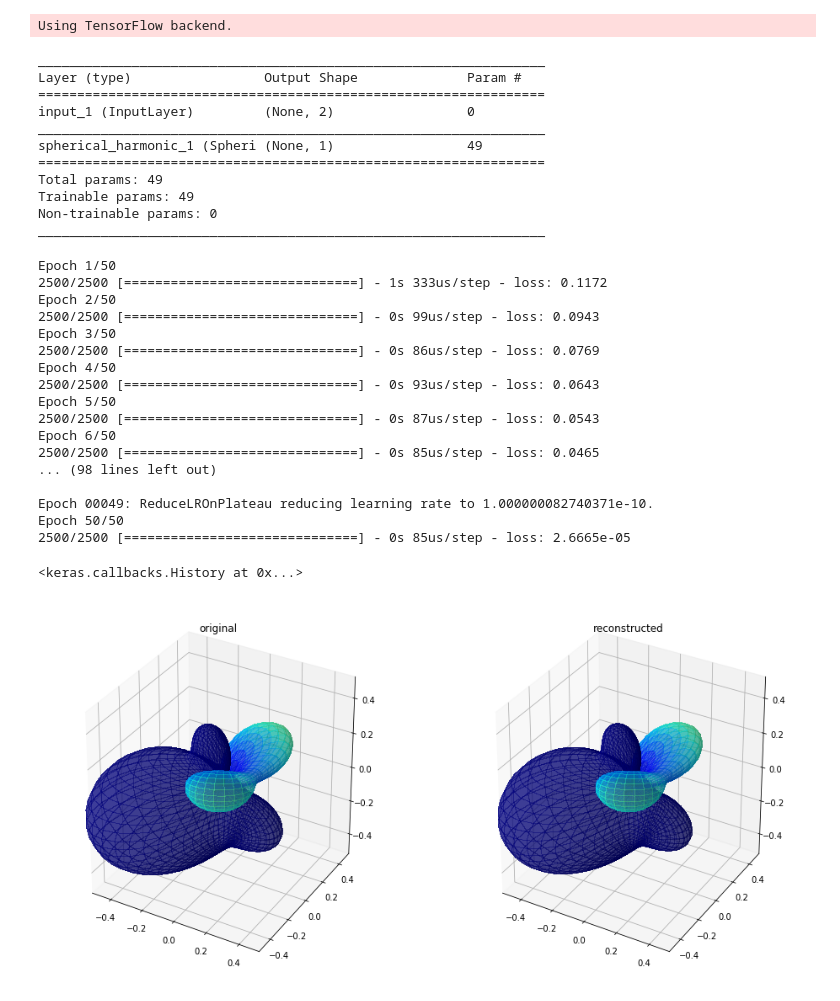
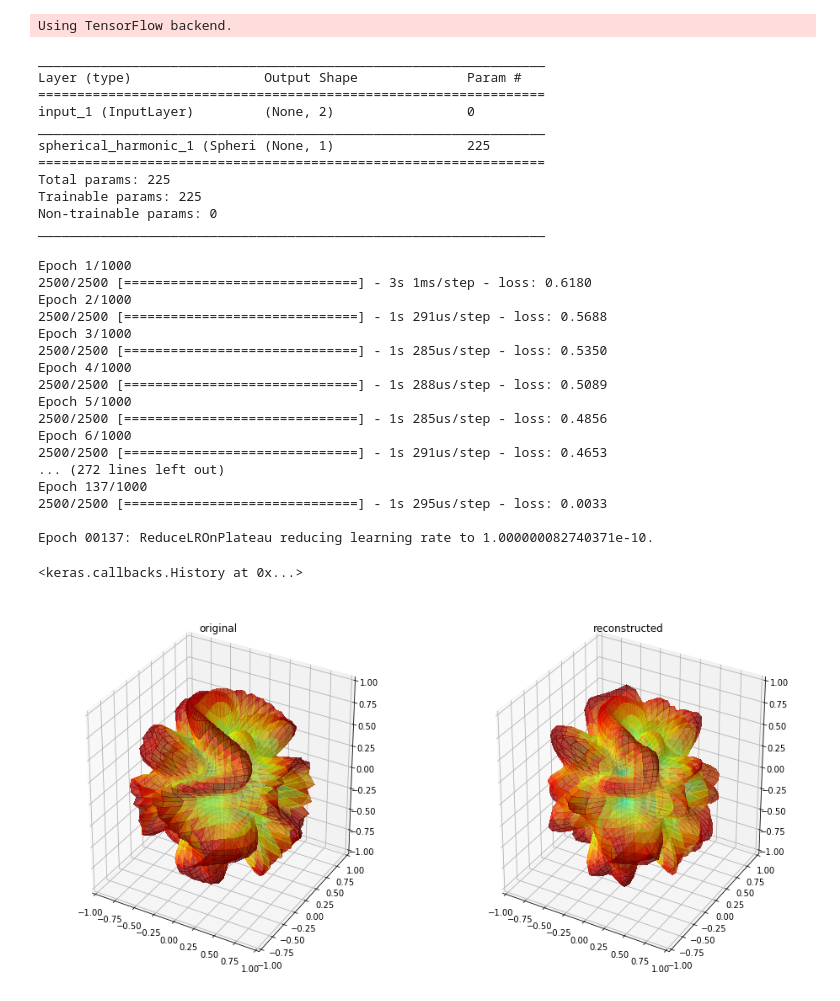
Before and after one commit to mammalwong/ml-study, a Jupyter notebook: study-spherical-harmonic.ipynb, the cells around one changed output. Drawn from its saved outputs; the diff is of its cells as text; code cells hidden in the pictures.

```diff
--- a/study-spherical-harmonic.ipynb
+++ b/study-spherical-harmonic.ipynb
@@ -79,24 +79,26 @@ plt.show()
 [figure]
 # %%
 def original(x, y, z):
-    r = np.sin(x)-np.cos(2*y)+np.sin(3*z)
-    r /= 3
+    r = np.exp(1j*(np.sin(x*3+np.cos(y*5)+np.sin(z*7))))
     return np.real(r)
 # %%
 fig = plt.figure(figsize=(16,8))
 theta_, phi_ = np.linspace(0, 1, 50), np.linspace(0, 1, 50)
 theta_, phi_ = np.pi*theta_, 2*np.pi*phi_
 THETA, PHI = np.meshgrid(theta_, phi_)
-plot_lim = 0.5
+plot_lim = 1.
 X = np.sin(THETA) * np.cos(PHI)
 Y = np.sin(THETA) * np.sin(PHI)
 Z = np.cos(THETA)
+lambda_shs = []
 C = []
 O = original(X,Y,Z)
-for i in range(len(SHs)):
-    lambda_sh = lambdify((theta,phi), SHs[i].evalf())
-    c = 6*np.pi*np.mean(original(X,Y,Z) * lambda_sh(THETA, PHI) * np.sin(THETA))
-    C.append(c)
+for l in range(15):
+    for m in range(-l, l+1):
+        lambda_sh = lambdify((theta,phi), SH(l,m,theta,phi).simplify().evalf())
+        c = 6*np.pi*np.mean(original(X,Y,Z) * lambda_sh(THETA, PHI) * np.sin(THETA))
+        C.append(c)
+        lambda_shs.append(lambda_sh)
 ax = fig.add_subplot(1,2,1, projection='3d')
 ax.set_title("original")
 ax.set_xlim((-plot_lim,plot_lim))
@@ -108,9 +110,8 @@ ax.plot_surface(
     facecolors=plt.cm.jet(O),
     linewidth=0, antialiased=False, alpha=0.5)
 R = np.zeros_like(THETA)
-for i in range(len(SHs)):
-    lambda_sh = lambdify((theta,phi), SHs[i].evalf())
-    R += C[i] * lambda_sh(THETA, PHI)
+for i in range(len(lambda_shs)):
+    R += C[i] * lambda_shs[i](THETA, PHI)
 ax = fig.add_subplot(1,2,2, projection='3d')
 ax.set_title("reconstructed")
 ax.set_xlim((-plot_lim,plot_lim))
@@ -168,7 +169,7 @@ class SphericalHarmonic(keras.layers.Layer):
         return (input_shape[0], self.units)
 # %%
 X = X_input = keras.layers.Input((2,))
-X = SphericalHarmonic(1, bands=7)(X)
+X = SphericalHarmonic(1, bands=15)(X)
 M = keras.Model(X_input, X)
 M.compile('adam', 'mse')
 M.summary()
@@ -178,10 +179,10 @@ Layer (type)                 Output Shape              Param #
 =================================================================
 input_1 (InputLayer)         (None, 2)                 0
 _________________________________________________________________
-spherical_harmonic_1 (Spheri (None, 1)                 49
+spherical_harmonic_1 (Spheri (None, 1)                 225
 =================================================================
-Total params: 49
-Trainable params: 49
+Total params: 225
+Trainable params: 225
 Non-trainable params: 0
 _________________________________________________________________
 # %%
@@ -195,55 +196,56 @@ O = original(X,Y,Z)
 M.fit(np.hstack([
     np.reshape(THETA, [-1])[:,np.newaxis],
     np.reshape(PHI, [-1])[:,np.newaxis]]), \
-    np.reshape(O, [-1])[:,np.newaxis], batch_size=64, epochs=50, callbacks=[
-        keras.callbacks.ReduceLROnPlateau(monitor='loss', patience=2, verbose=True)
+    np.reshape(O, [-1])[:,np.newaxis], batch_size=64, epochs=1000, callbacks=[
+        keras.callbacks.ReduceLROnPlateau(monitor='loss', patience=2, verbose=True),
+        keras.callbacks.EarlyStopping(monitor='loss'),
     ])
 # %% [output]
-Epoch 1/50
-2500/2500 [==============================] - 1s 333us/step - loss: 0.1172
-Epoch 2/50
-2500/2500 [==============================] - 0s 99us/step - loss: 0.0943
-Epoch 3/50
-2500/2500 [==============================] - 0s 86us/step - loss: 0.0769
-Epoch 4/50
-2500/2500 [==============================] - 0s 93us/step - loss: 0.0643
-Epoch 5/50
-2500/2500 [==============================] - 0s 87us/step - loss: 0.0543
-Epoch 6/50
-2500/2500 [==============================] - 0s 85us/step - loss: 0.0465
-... (98 lines left out)
+Epoch 1/1000
+2500/2500 [==============================] - 3s 1ms/step - loss: 0.6180
+Epoch 2/1000
+2500/2500 [==============================] - 1s 291us/step - loss: 0.5688
+Epoch 3/1000
+2500/2500 [==============================] - 1s 285us/step - loss: 0.5350
+Epoch 4/1000
+2500/2500 [==============================] - 1s 288us/step - loss: 0.5089
+Epoch 5/1000
+2500/2500 [==============================] - 1s 285us/step - loss: 0.4856
+Epoch 6/1000
+2500/2500 [==============================] - 1s 291us/step - loss: 0.4653
+... (272 lines left out)
+Epoch 137/1000
+2500/2500 [==============================] - 1s 295us/step - loss: 0.0033
 
-Epoch 00049: ReduceLROnPlateau reducing learning rate to 1.000000082740371e-10.
-Epoch 50/50
-2500/2500 [==============================] - 0s 85us/step - loss: 2.6665e-05
+Epoch 00137: ReduceLROnPlateau reducing learning rate to 1.000000082740371e-10.
 <keras.callbacks.History at 0x...>
 # %%
 R = M.predict(np.hstack([
     np.reshape(THETA, [-1])[:,np.newaxis],
     np.reshape(PHI, [-1])[:,np.newaxis]]))
 R = np.reshape(R, O.shape)
 fig = plt.figure(figsize=(16,8))
-plot_lim = 0.5
+plot_lim = 1.
 ax = fig.add_subplot(1,2,1, projection='3d')
 ax.set_title("original")
 ax.set_xlim((-plot_lim,plot_lim))
 ax.set_ylim((-plot_lim,plot_lim))
 ax.set_zlim((-plot_lim,plot_lim))
 ax.plot_surface(
     abs(O)*X, abs(O)*Y, abs(O)*Z,
     rstride=1, cstride=1,
     facecolors=plt.cm.jet(O),
     linewidth=0, antialiased=False, alpha=0.5)
 ax = fig.add_subplot(1,2,2, projection='3d')
 ax.set_title("reconstructed")
 ax.set_xlim((-plot_lim,plot_lim))
 ax.set_ylim((-plot_lim,plot_lim))
 ax.set_zlim((-plot_lim,plot_lim))
 ax.plot_surface(
     abs(R)*X, abs(R)*Y, abs(R)*Z,
     rstride=1, cstride=1,
     facecolors=plt.cm.jet(R),
     linewidth=0, antialiased=False, alpha=0.5)
 plt.show()
 # %% [output]
-[figure, old version]
+[figure, new version]
```
Also changed, not shown: parts of 1 cell of this notebook.
